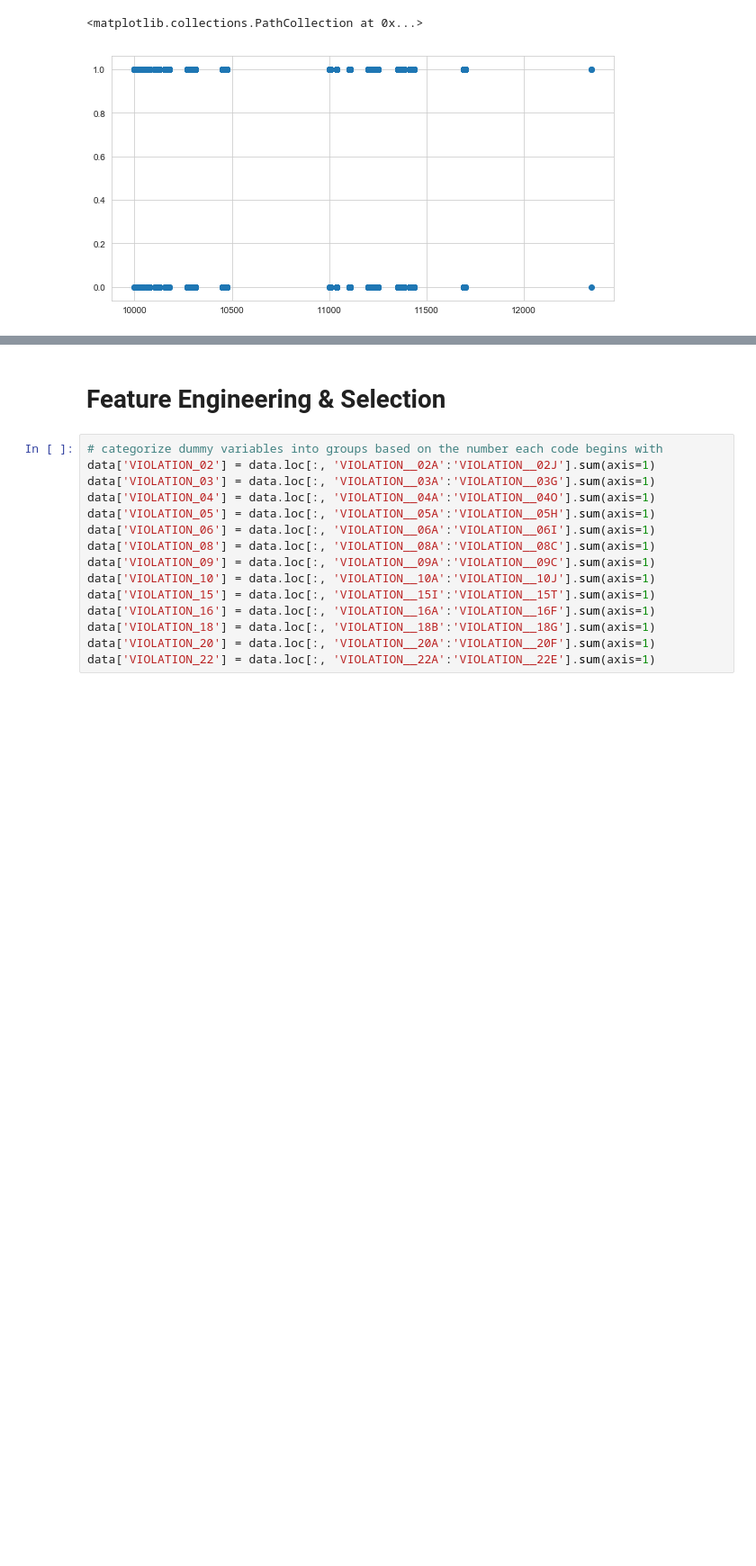
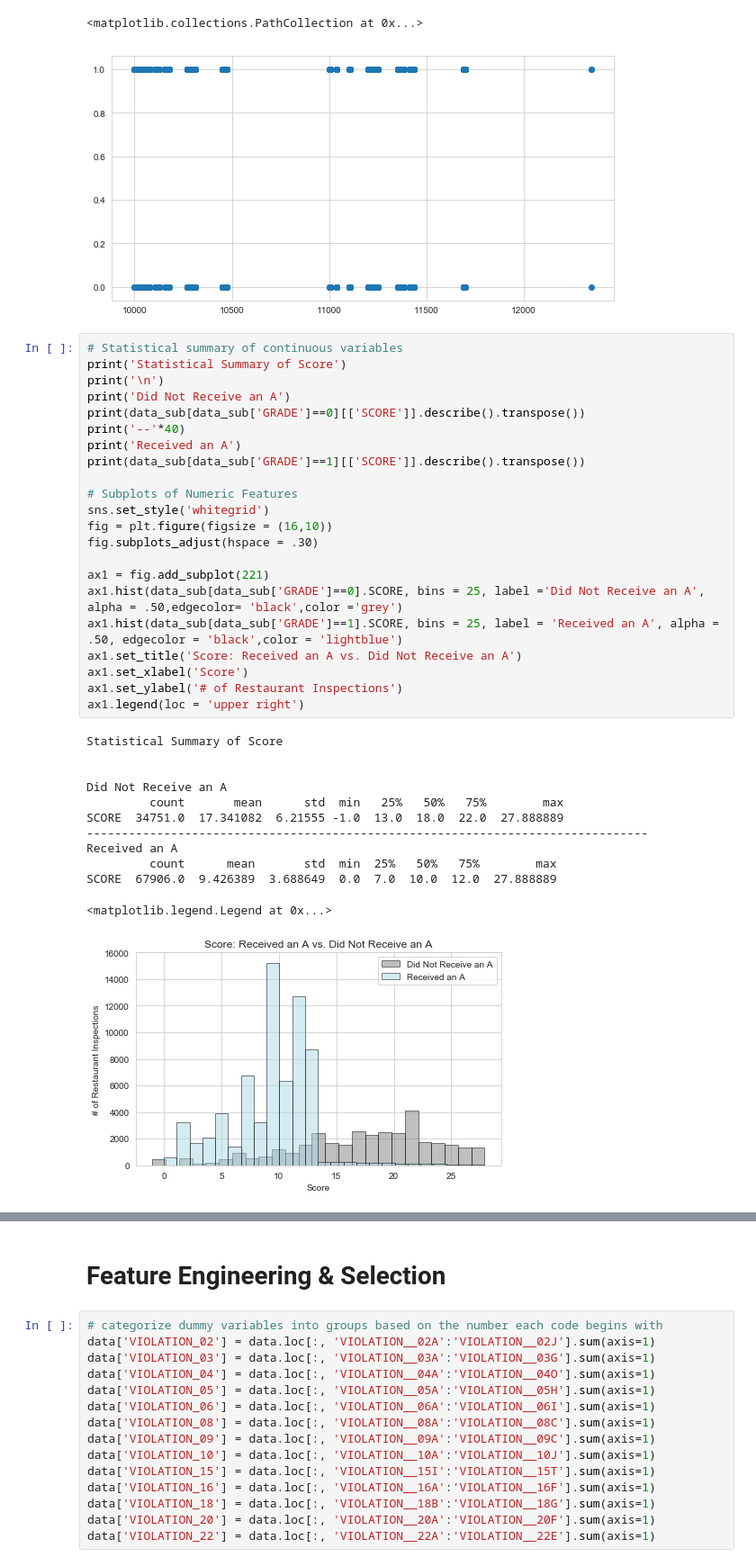
Before and after one commit to deep22kar/random-forest, a Jupyter notebook: EDA.ipynb, the cells around one changed output, grey strips where cells are left out. Shown: that part at 90% size. Drawn from its saved outputs; the diff is of its cells as text; blank space fills up the shorter version.

```diff
--- a/EDA.ipynb
+++ b/EDA.ipynb
@@ -329,3 +329,38 @@ plt.scatter(data['ZIPCODE'], data['GRADE'])
 # %% [output]
 <matplotlib.collections.PathCollection at 0x...>
 [figure]
+# %%
+# Statistical summary of continuous variables
+print('Statistical Summary of Score')
+print('\n')
+print('Did Not Receive an A')
+print(data_sub[data_sub['GRADE']==0][['SCORE']].describe().transpose())
+print('--'*40)
+print('Received an A')
+print(data_sub[data_sub['GRADE']==1][['SCORE']].describe().transpose())
+
+# Subplots of Numeric Features
+sns.set_style('whitegrid')
+fig = plt.figure(figsize = (16,10))
+fig.subplots_adjust(hspace = .30)
+
+ax1 = fig.add_subplot(221)
+ax1.hist(data_sub[data_sub['GRADE']==0].SCORE, bins = 25, label ='Did Not Receive an A', alpha = .50,edgecolor= 'black',color ='grey')
+ax1.hist(data_sub[data_sub['GRADE']==1].SCORE, bins = 25, label = 'Received an A', alpha = .50, edgecolor = 'black',color = 'lightblue')
+ax1.set_title('Score: Received an A vs. Did Not Receive an A')
+ax1.set_xlabel('Score')
+ax1.set_ylabel('# of Restaurant Inspections')
+ax1.legend(loc = 'upper right')
+# %% [output]
+Statistical Summary of Score
+
+
+Did Not Receive an A
+         count       mean      std  min   25%   50%   75%        max
+SCORE  34751.0  17.341082  6.21555 -1.0  13.0  18.0  22.0  27.888889
+--------------------------------------------------------------------------------
+Received an A
+         count      mean       std  min  25%   50%   75%        max
+SCORE  67906.0  9.426389  3.688649  0.0  7.0  10.0  12.0  27.888889
+<matplotlib.legend.Legend at 0x...>
+[figure, added]
```
Also changed, not shown: parts of 6 cells of this notebook.
